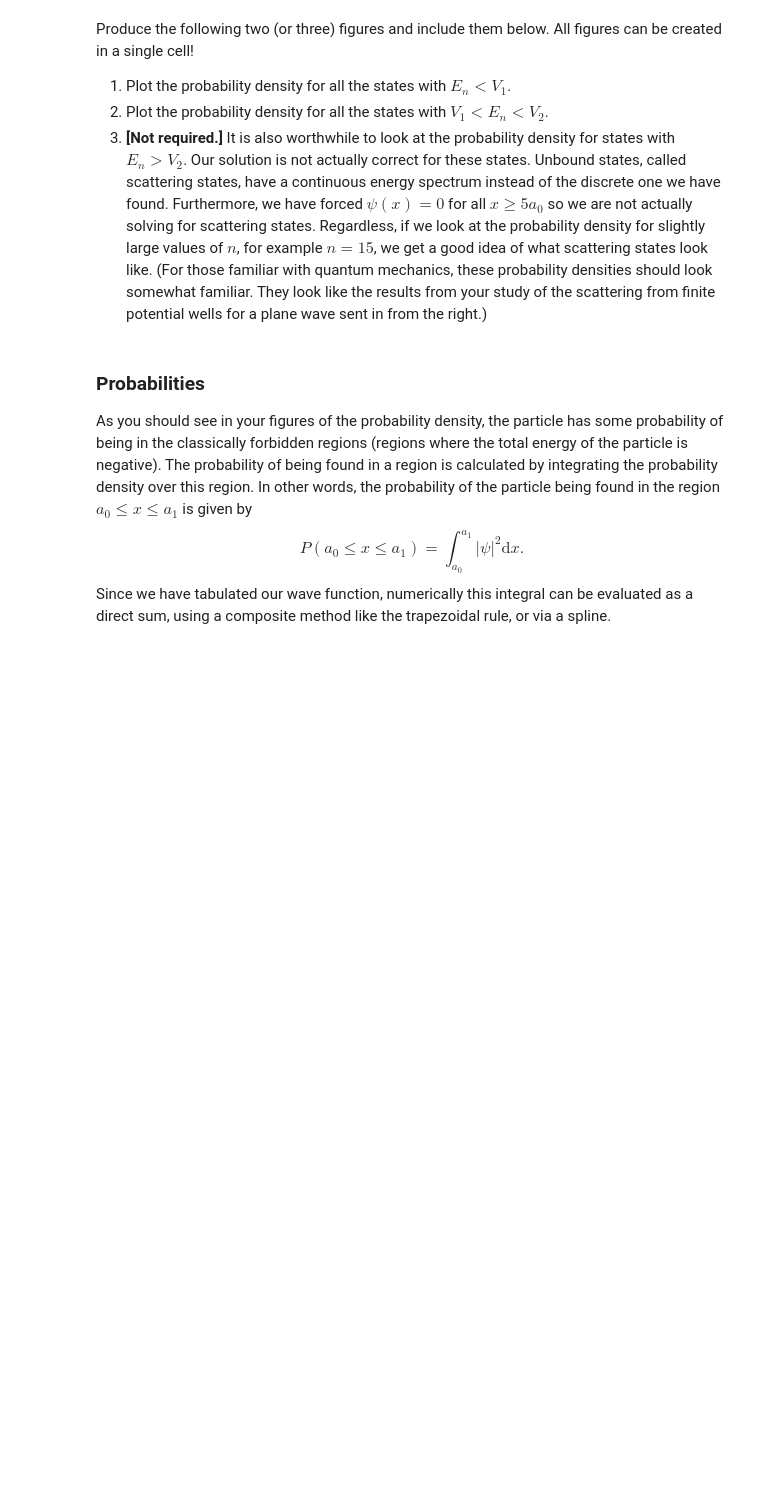
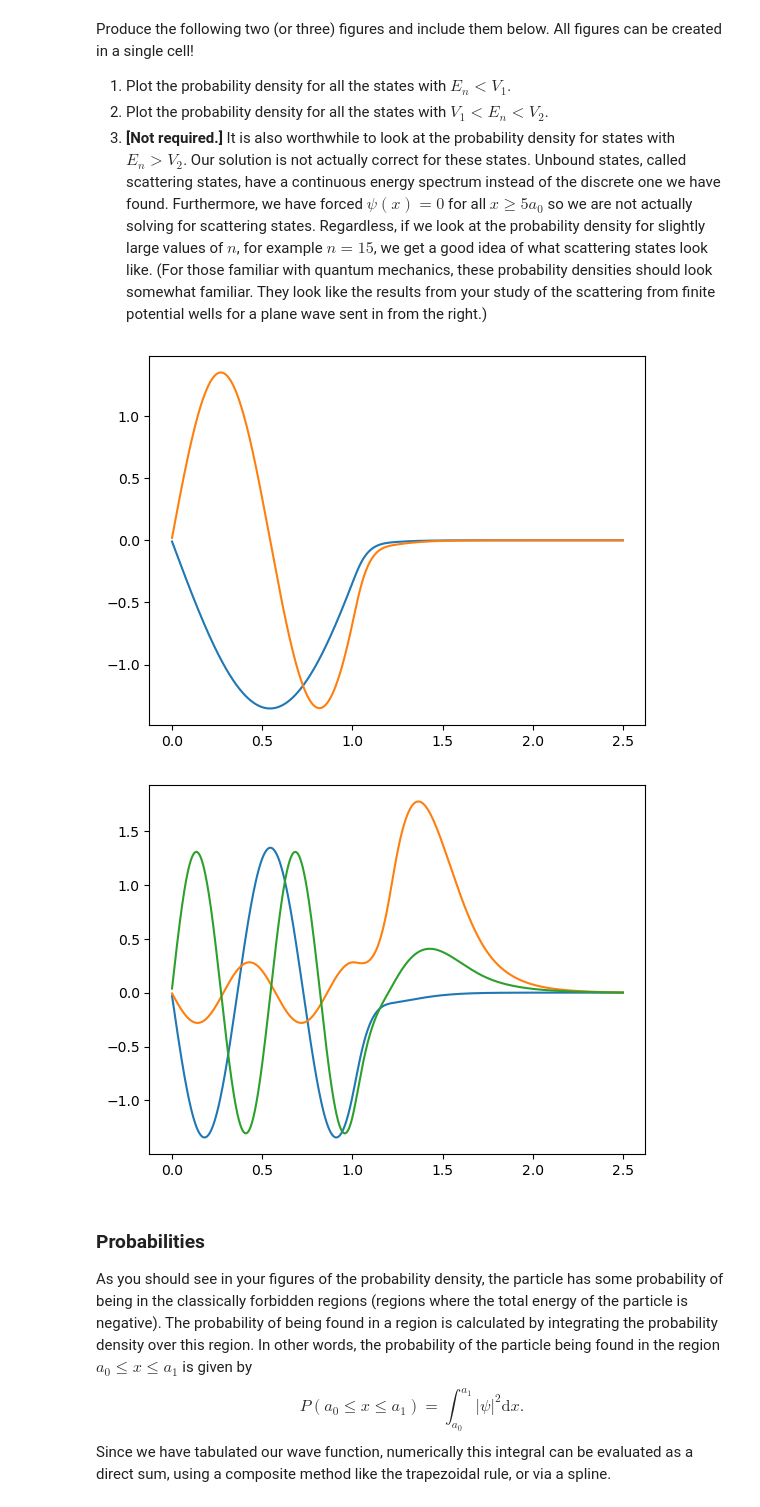
Before and after one commit to SerenaLynas/p250-spring-2026, a Jupyter notebook: labs/Lab08.ipynb, the cells around one changed output. Drawn from its saved outputs; the diff is of its cells as text; code cells hidden in the pictures; blank space fills up the shorter version.

```diff
--- a/labs/Lab08.ipynb
+++ b/labs/Lab08.ipynb
@@ -191,3 +217,8 @@ raise NotImplementedError()
+# %%
+L = 2.5 #1.75
+H = Hamiltonian(1000, L, potential)
+ls, vs = la.eig_banded(H)
+phis = vs / np.sqrt(L/1000)
 # %% [markdown]
 ### Bound states:
 
@@ -205,0 +234,13 @@ raise NotImplementedError()
+# %%
+V0 = 150.
+V1 = 30.
+V2 = 80.
+a0 = 1.
+a2 = 1.75
+beta = 9 * a0 / 8.
+delta = 1. / (beta - a0)**2
+a1 = beta + (beta-a0) * np.sqrt(1. - V1/V0)
+gamma = (V2 - V1) / (a2 - a1)
+
+n_bound_states = len(ls[ls < V2])
+print(f"# Bound states: {n_bound_states}")
@@ -241,3 +283,17 @@ raise NotImplementedError()
+# %%
+xs = np.linspace(0, L, 1001)
+below_v1, = np.where(ls < V1)
+for k in below_v1:
+    plt.plot(xs, phis[:, k])
+
+plt.figure()
+
+v1_v2, = np.where((V1 < ls) & (ls < V2))
+for k in v1_v2:
+    plt.plot(xs, phis[:, k])
+# %% [output]
+[figure, added]
+[figure, added]
 # %% [markdown]
 ### Probabilities
 
```
Also changed, not shown: parts of 18 cells of this notebook.
